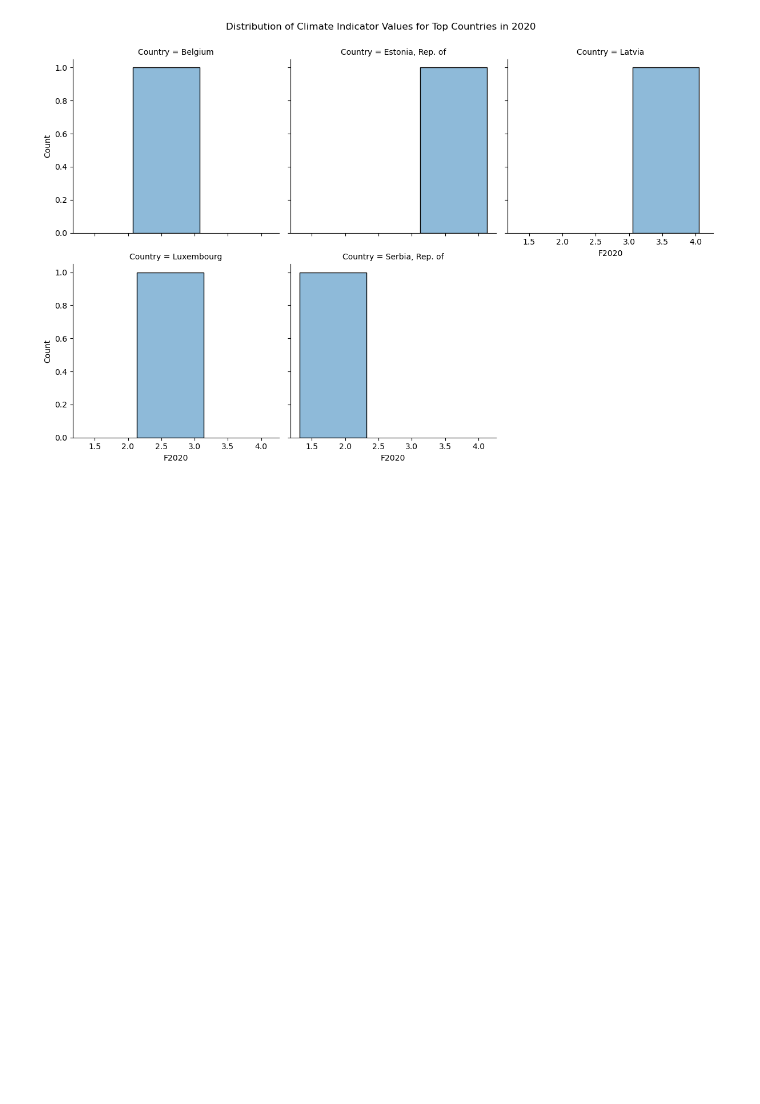
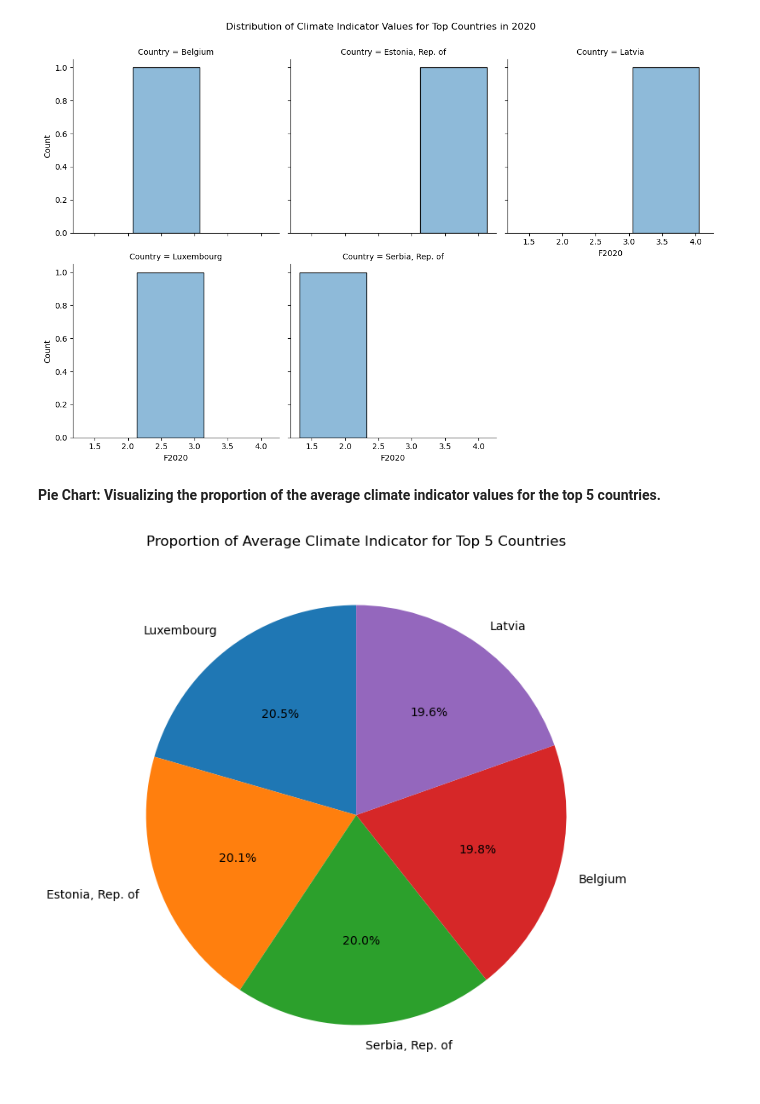
Before and after one commit to DeepInsightCoder/ML-Projects-Portfolio, a Jupyter notebook: IntroToMLBasics/EXPLORE DATASET .ipynb, the cells around one changed output. Drawn from its saved outputs; the diff is of its cells as text; code cells hidden in the pictures; blank space fills up the shorter version.

```diff
--- a/IntroToMLBasics/EXPLORE DATASET .ipynb
+++ b/IntroToMLBasics/EXPLORE DATASET .ipynb
@@ -224,3 +224,12 @@ g.fig.suptitle('Distribution of Climate Indicator Values for Top Countries in 20
 plt.show()
 # %% [output]
 [figure]
+# %% [markdown]
+**Pie Chart: Visualizing the proportion of the average climate indicator values for the top 5 countries.**
+# %%
+top_5_countries = df.groupby('Country')['Average_Indicator'].mean().nlargest(5)
+top_5_countries.plot(kind='pie', autopct='%1.1f%%', figsize=(8, 8), title='Proportion of Average Climate Indicator for Top 5 Countries', startangle=90)
+plt.ylabel('')  # Remove y-label to make it look cleaner
+plt.show()
+# %% [output]
+[figure, added]
```
Also changed, not shown: parts of 1 cell of this notebook.
